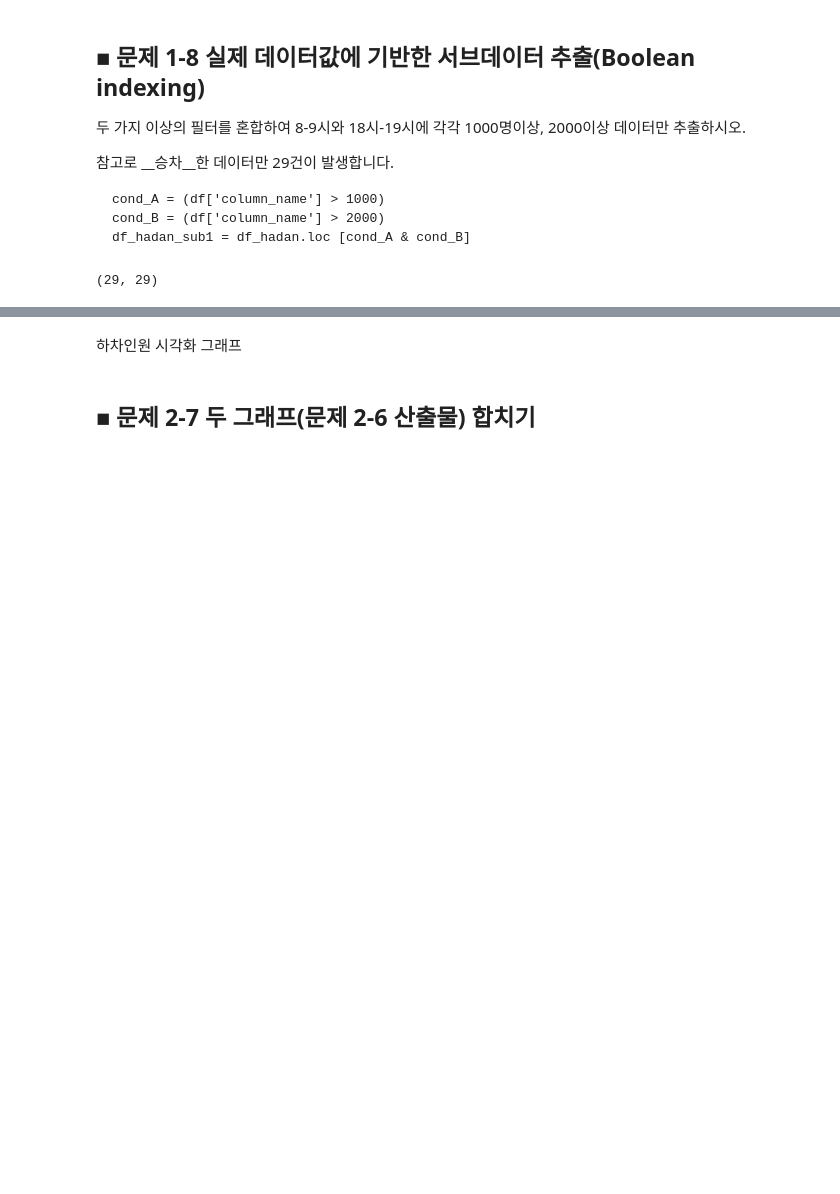
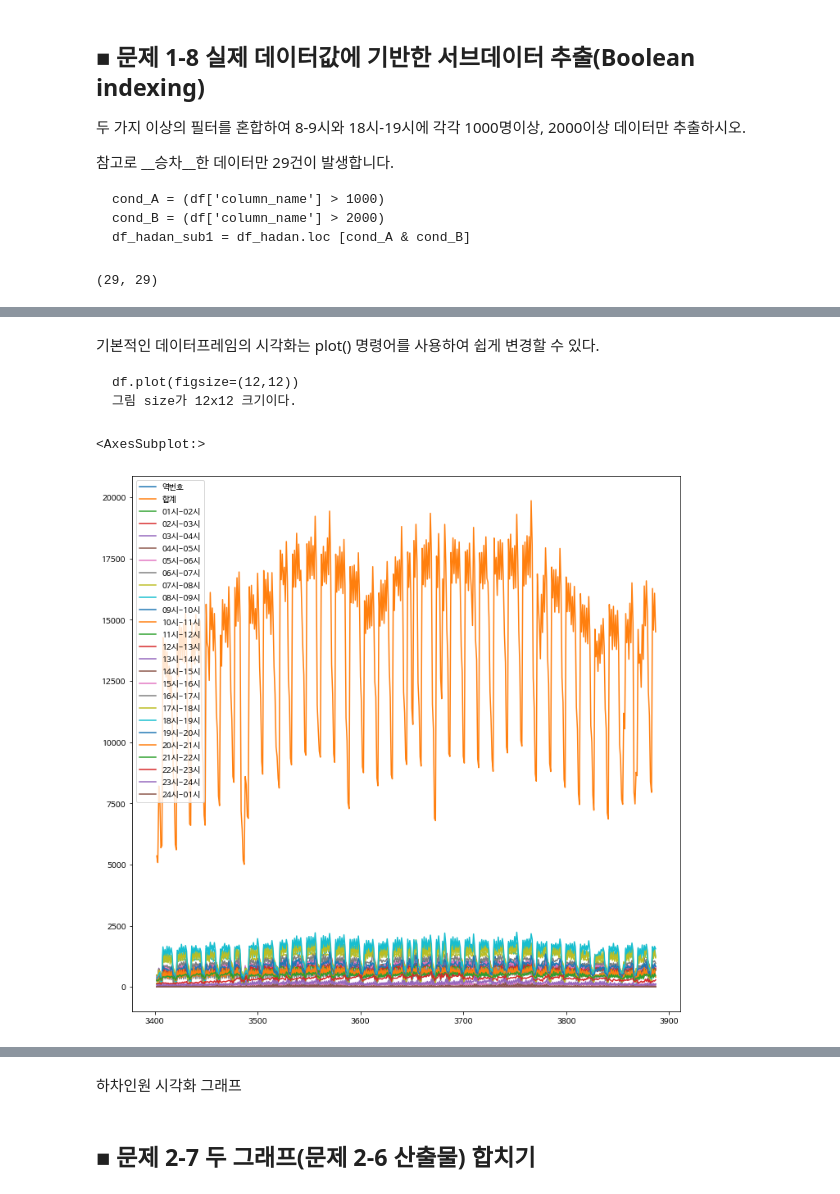
Before and after one commit to chunsejin/dismath, a Jupyter notebook: 주제1_(1-3)_부산시_도시철도_데이터_분석하기.ipynb, the cells around one changed output, grey strips where cells are left out. Saved outputs shown, nothing was run; the diff lists cells and outputs as text; code cells hidden in the pictures; blank space fills up the shorter version.

````diff
--- a/주제1_(1-3)_부산시_도시철도_데이터_분석하기.ipynb
+++ b/주제1_(1-3)_부산시_도시철도_데이터_분석하기.ipynb
@@ -249,5 +251,0 @@ Matplotlib 한글 깨짐 해결법
-# %%
-#matplotlib 불러오기.
-import matplotlib.pyplot as plt
-plt.rc('font', family='NanumBarunGothic')
-import numpy as np
@@ -419,0 +338,2 @@ else: # 길이가 같지 않을 때
+# %%
+df_hadan.set_index(['구분','년월일'])
@@ -419,0 +355,11 @@ else: # 길이가 같지 않을 때
+# %% [markdown]
+기본적인 데이터프레임의 시각화는 plot() 명령어를 사용하여 쉽게 변경할 수 있다.
+```
+df.plot(figsize=(12,12))
+그림 size가 12x12 크기이다.
+```
+# %%
+df_hadan.plot(figsize=(12,12))
+# %% [output]
+<AxesSubplot:>
+[figure, added]
````
Also changed, not shown: parts of 65 cells of this notebook.
